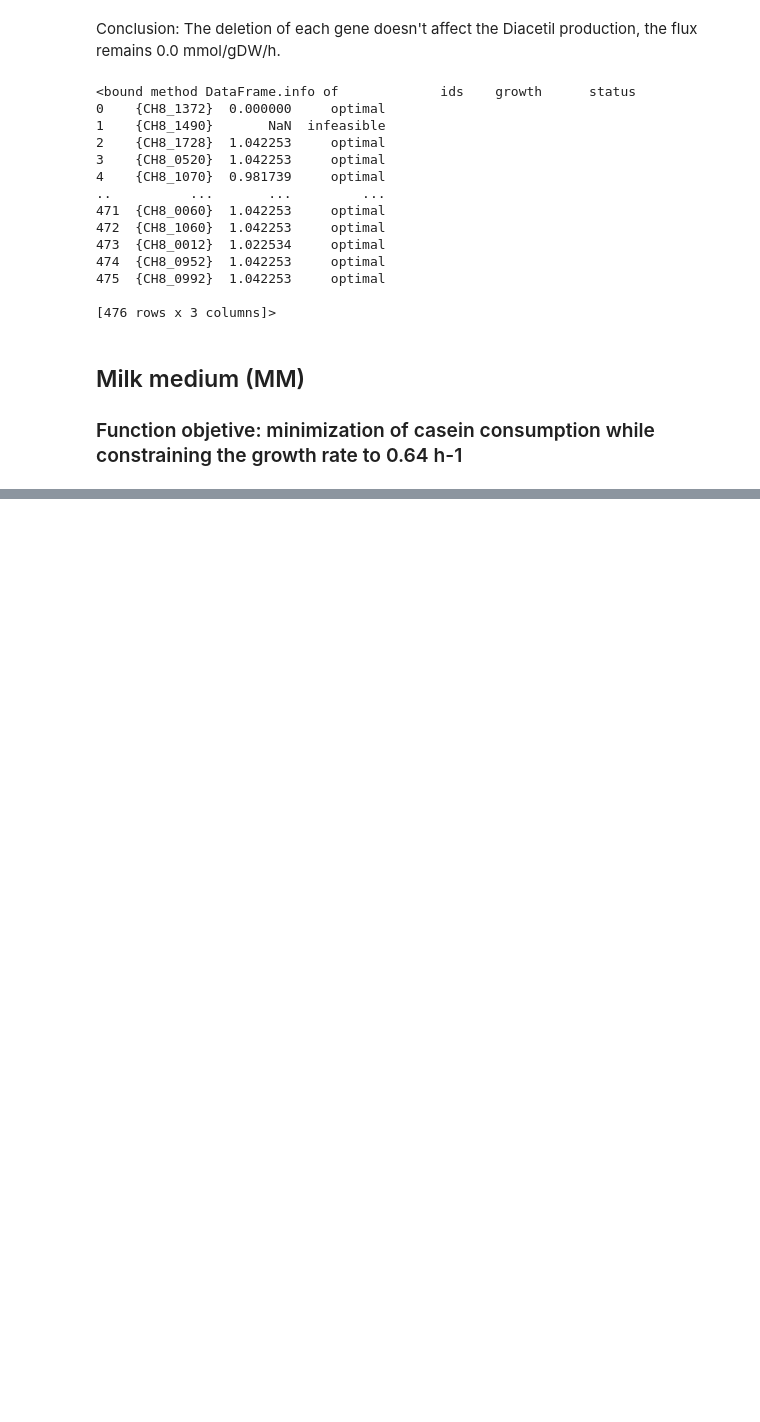
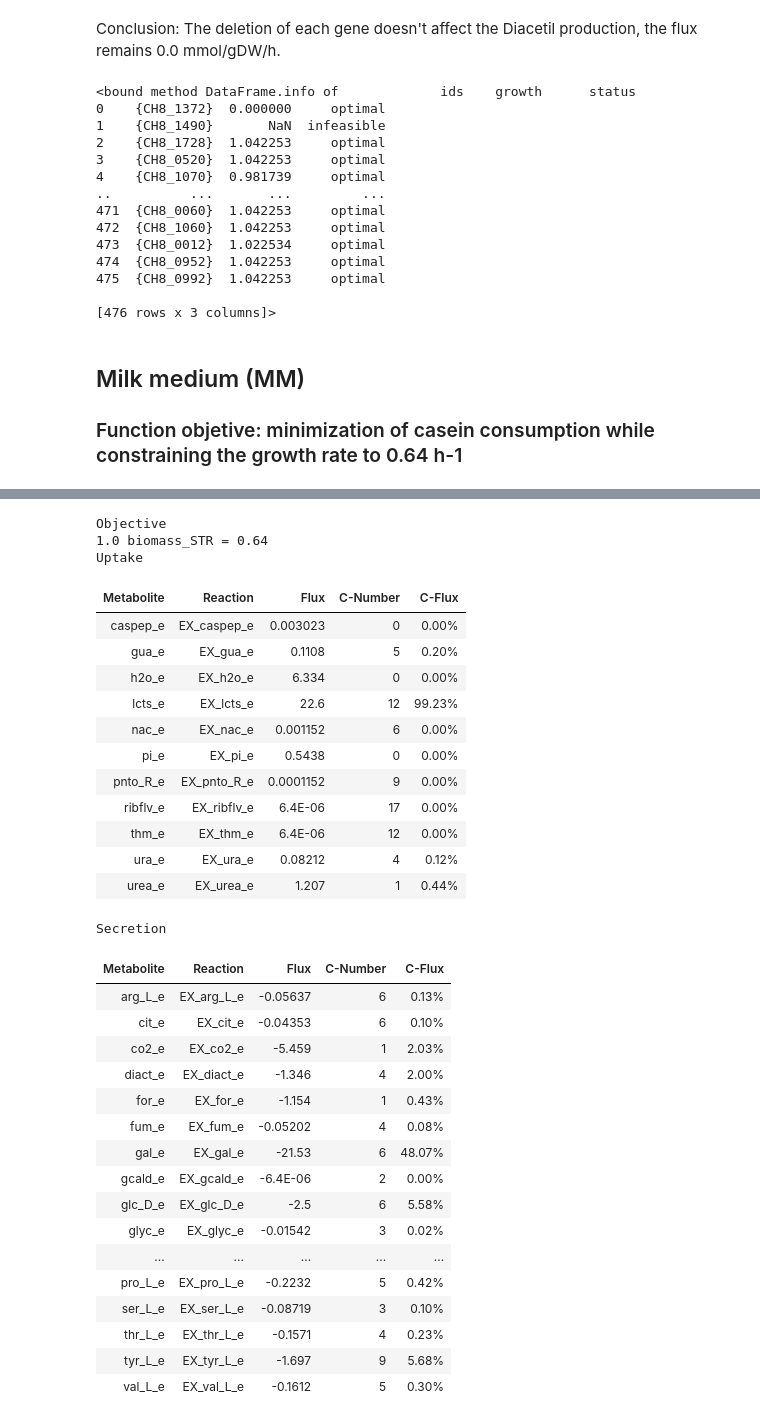
Before and after one commit to karynalysenko/systems_biology, a Jupyter notebook: Final.ipynb, the cells around one changed output, grey strips where cells are left out. Drawn from its saved outputs; the diff is of its cells as text; code cells hidden in the pictures; blank space fills up the shorter version.

```diff
--- a/Final.ipynb
+++ b/Final.ipynb
@@ -326,5 +325,4 @@ print(single_gene_deletion(test,test.genes).info)
 ## Milk medium (MM)
 ### Function objetive: minimization of casein consumption while constraining the growth rate to 0.64 h-1
 # %%
-model_milk = read_sbml_model("sth.xml")
-model_milk.objective = "caspep_c"
+model_milk= read_sbml_model("sth_novo.xml")
@@ -332,0 +439,36 @@ ValueError: invalid objective
+# %%
+model_milk.summary()
+# %% [output]
+Objective
+1.0 biomass_STR = 0.64
+Uptake
+| Metabolite | Reaction | Flux | C-Number | C-Flux |
+| caspep_e | EX_caspep_e | 0.003023 | 0 | 0.00% |
+| gua_e | EX_gua_e | 0.1108 | 5 | 0.20% |
+| h2o_e | EX_h2o_e | 6.334 | 0 | 0.00% |
+| lcts_e | EX_lcts_e | 22.6 | 12 | 99.23% |
+| nac_e | EX_nac_e | 0.001152 | 6 | 0.00% |
+| pi_e | EX_pi_e | 0.5438 | 0 | 0.00% |
+| pnto_R_e | EX_pnto_R_e | 0.0001152 | 9 | 0.00% |
+| ribflv_e | EX_ribflv_e | 6.4E-06 | 17 | 0.00% |
+| thm_e | EX_thm_e | 6.4E-06 | 12 | 0.00% |
+| ura_e | EX_ura_e | 0.08212 | 4 | 0.12% |
+| urea_e | EX_urea_e | 1.207 | 1 | 0.44% |
+Secretion
+| Metabolite | Reaction | Flux | C-Number | C-Flux |
+| arg_L_e | EX_arg_L_e | -0.05637 | 6 | 0.13% |
+| cit_e | EX_cit_e | -0.04353 | 6 | 0.10% |
+| co2_e | EX_co2_e | -5.459 | 1 | 2.03% |
+| diact_e | EX_diact_e | -1.346 | 4 | 2.00% |
+| for_e | EX_for_e | -1.154 | 1 | 0.43% |
+| fum_e | EX_fum_e | -0.05202 | 4 | 0.08% |
+| gal_e | EX_gal_e | -21.53 | 6 | 48.07% |
+| gcald_e | EX_gcald_e | -6.4E-06 | 2 | 0.00% |
+| glc_D_e | EX_glc_D_e | -2.5 | 6 | 5.58% |
+| glyc_e | EX_glyc_e | -0.01542 | 3 | 0.02% |
+| ... | ... | ... | ... | ... |
+| pro_L_e | EX_pro_L_e | -0.2232 | 5 | 0.42% |
+| ser_L_e | EX_ser_L_e | -0.08719 | 3 | 0.10% |
+| thr_L_e | EX_thr_L_e | -0.1571 | 4 | 0.23% |
+| tyr_L_e | EX_tyr_L_e | -1.697 | 9 | 5.68% |
+| val_L_e | EX_val_L_e | -0.1612 | 5 | 0.30% |
```
Also changed, not shown: parts of 5 cells of this notebook, 2 other files.
